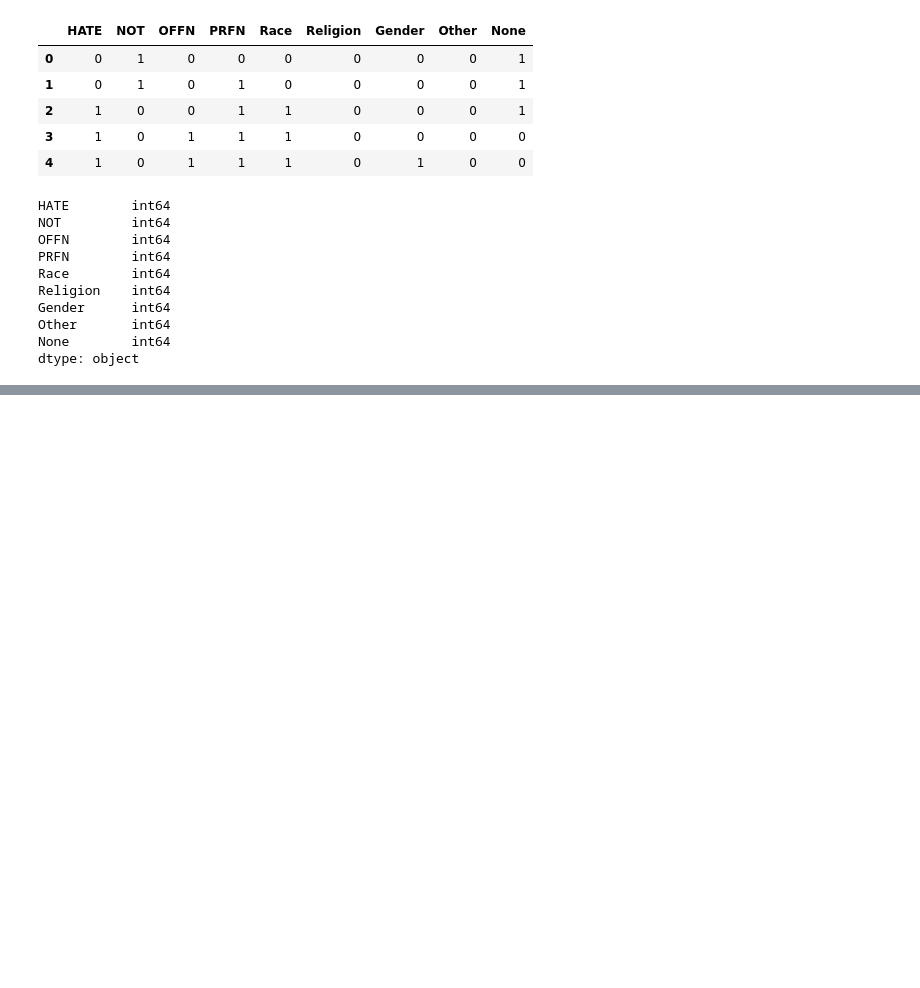
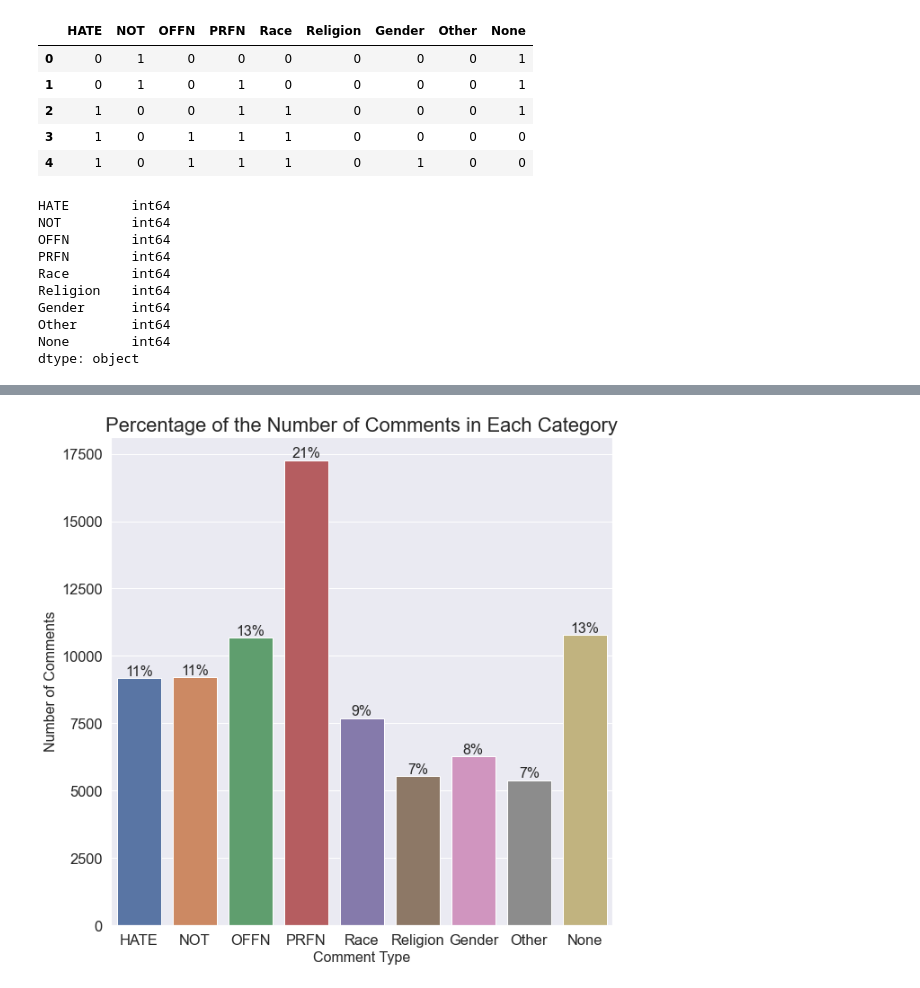
Before and after one commit to ABCD-EDU/hate-speech-SVM-model, a Jupyter notebook: src/descriptive_statistics_dataset-final.ipynb, the cells around one changed output, grey strips where cells are left out. Cells and saved outputs as stored; diff of their text form; code cells hidden in the pictures; blank space fills up the shorter version.

```diff
--- a/src/descriptive_statistics_dataset-final.ipynb
+++ b/src/descriptive_statistics_dataset-final.ipynb
@@ -79 +80,22 @@ plt.show()
+# %%
+# Count the number of comments under each label.
+categories = list(df_raw.columns.values)
+sns.set(font_scale = 1.5)
+plt.figure(figsize=(10,10))
+
+ax= sns.barplot(categories, df_raw.iloc[:,:].sum().values)
+plt.title("Percentage of the Number of Comments in Each Category", fontsize=22)
+plt.ylabel('Number of Comments', fontsize=16)
+plt.xlabel('Comment Type', fontsize=16)
+# #adding the text labels
+rects = ax.patches
+labels = df_raw.iloc[:,:].sum().values
+total = sum(labels)
+for rect, label in zip(rects, labels):
+    height = rect.get_height()
+    percent = round((label/total)*100)
+    ax.text(rect.get_x() + rect.get_width()/2, height, str(percent) + '%', ha='center', va='bottom', fontsize=16)
+plt.show()
+# %% [output]
+[figure, added]
 # %% [markdown]
```
Also changed, not shown: parts of 9 cells of this notebook.
